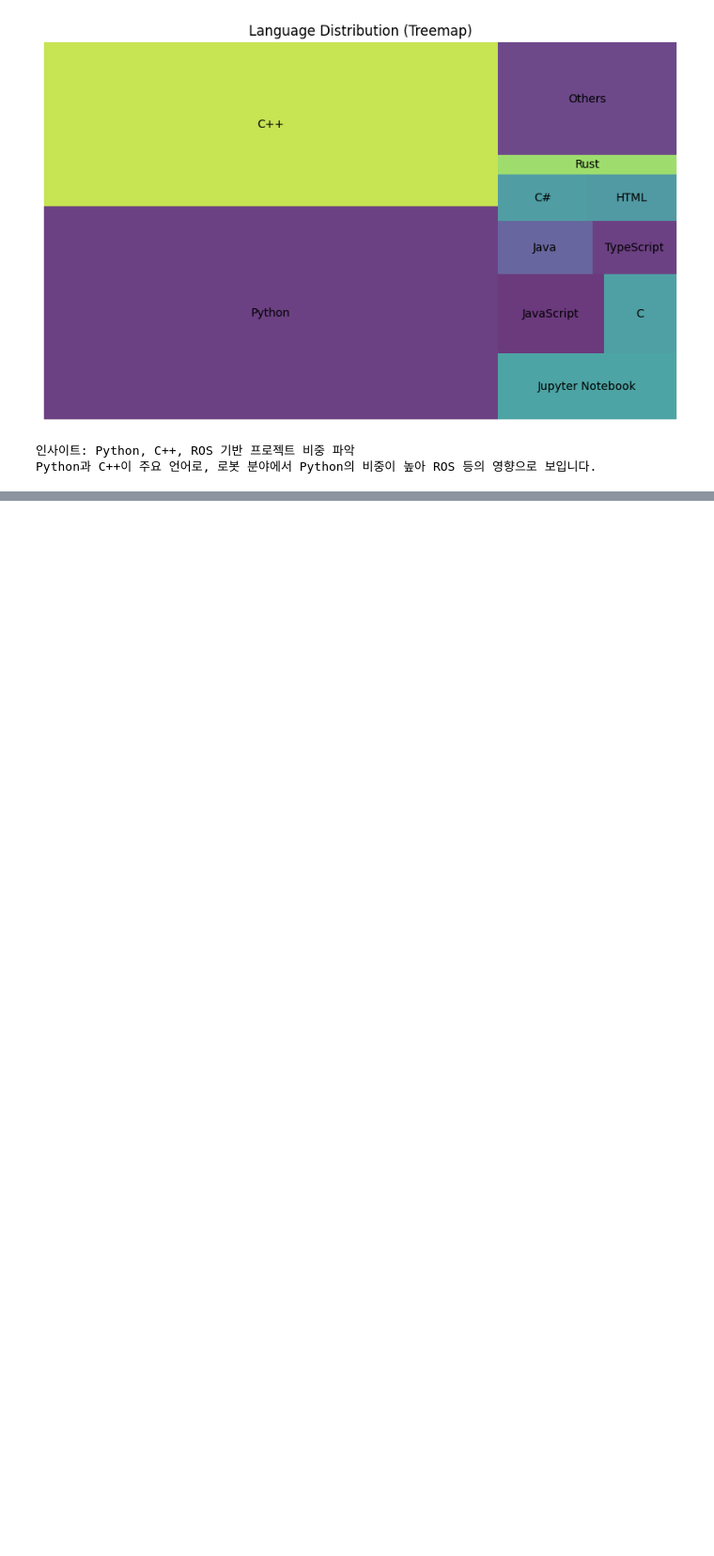
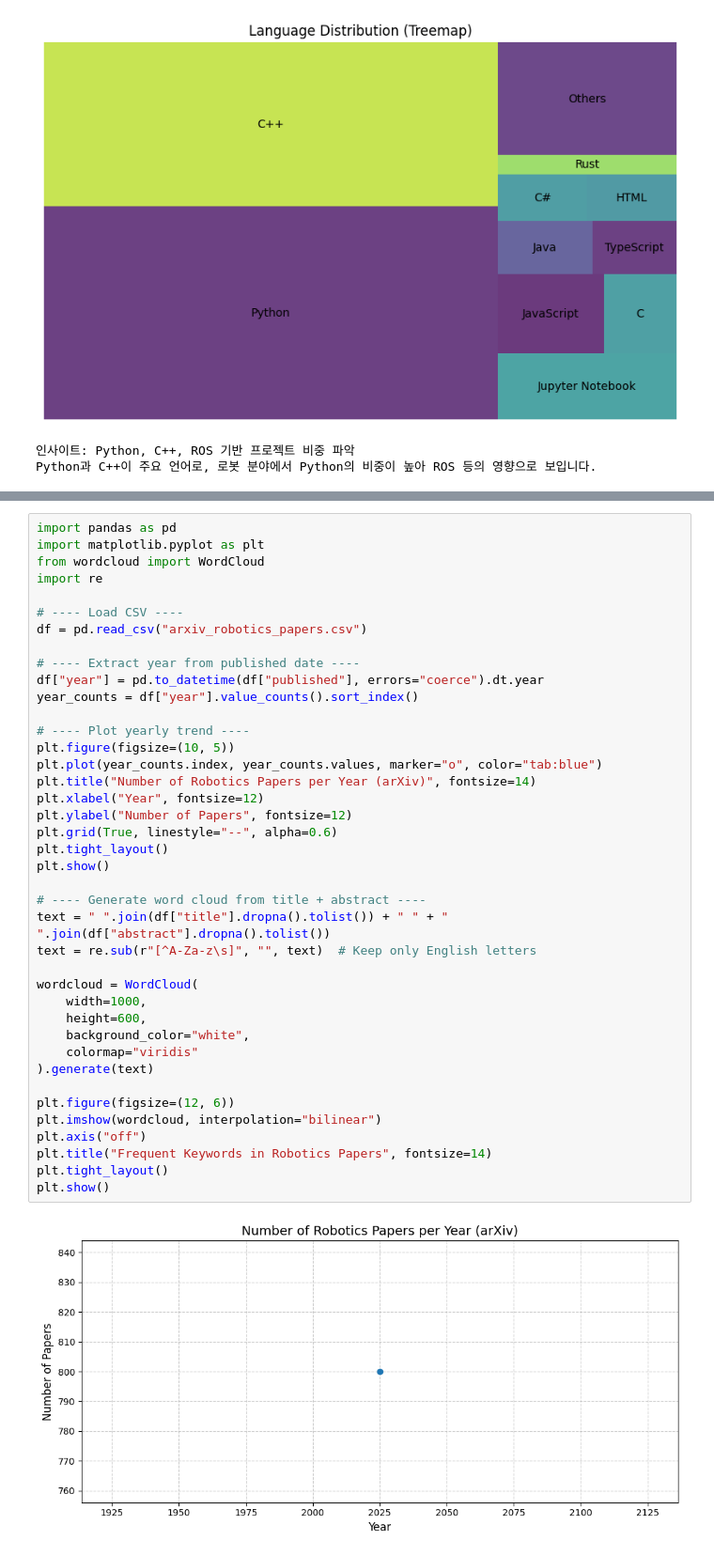
Before and after one commit to addinedu-ros-11th/eda-repo-3, a Jupyter notebook: trendbot_kdh.ipynb, the cells around one changed output, grey strips where cells are left out. Shown: that part at 94% size. Cells and saved outputs as stored; diff of their text form; blank space fills up the shorter version.

```diff
--- a/trendbot_kdh.ipynb
+++ b/trendbot_kdh.ipynb
@@ -145,0 +221,42 @@ ROS, SLAM, path-planning, autonomous-driving 등의 토픽이 인기 있으며,
+# %%
+import pandas as pd
+import matplotlib.pyplot as plt
+from wordcloud import WordCloud
+import re
+
+# ---- Load CSV ----
+df = pd.read_csv("arxiv_robotics_papers.csv")
+
+# ---- Extract year from published date ----
+df["year"] = pd.to_datetime(df["published"], errors="coerce").dt.year
+year_counts = df["year"].value_counts().sort_index()
+
+# ---- Plot yearly trend ----
+plt.figure(figsize=(10, 5))
+plt.plot(year_counts.index, year_counts.values, marker="o", color="tab:blue")
+plt.title("Number of Robotics Papers per Year (arXiv)", fontsize=14)
+plt.xlabel("Year", fontsize=12)
+plt.ylabel("Number of Papers", fontsize=12)
+plt.grid(True, linestyle="--", alpha=0.6)
+plt.tight_layout()
+plt.show()
+
+# ---- Generate word cloud from title + abstract ----
+text = " ".join(df["title"].dropna().tolist()) + " " + " ".join(df["abstract"].dropna().tolist())
+text = re.sub(r"[^A-Za-z\s]", "", text)  # Keep only English letters
+
+wordcloud = WordCloud(
+    width=1000,
+    height=600,
+    background_color="white",
+    colormap="viridis"
+).generate(text)
+
+plt.figure(figsize=(12, 6))
+plt.imshow(wordcloud, interpolation="bilinear")
+plt.axis("off")
+plt.title("Frequent Keywords in Robotics Papers", fontsize=14)
+plt.tight_layout()
+plt.show()
+# %% [output]
+[figure, added]
```
Also changed, not shown: parts of 3 cells of this notebook.
